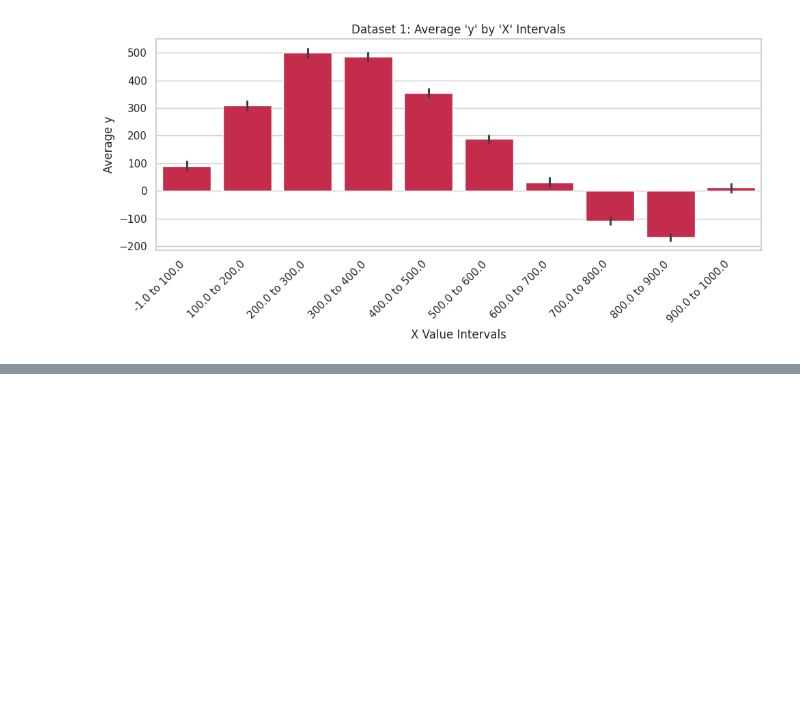
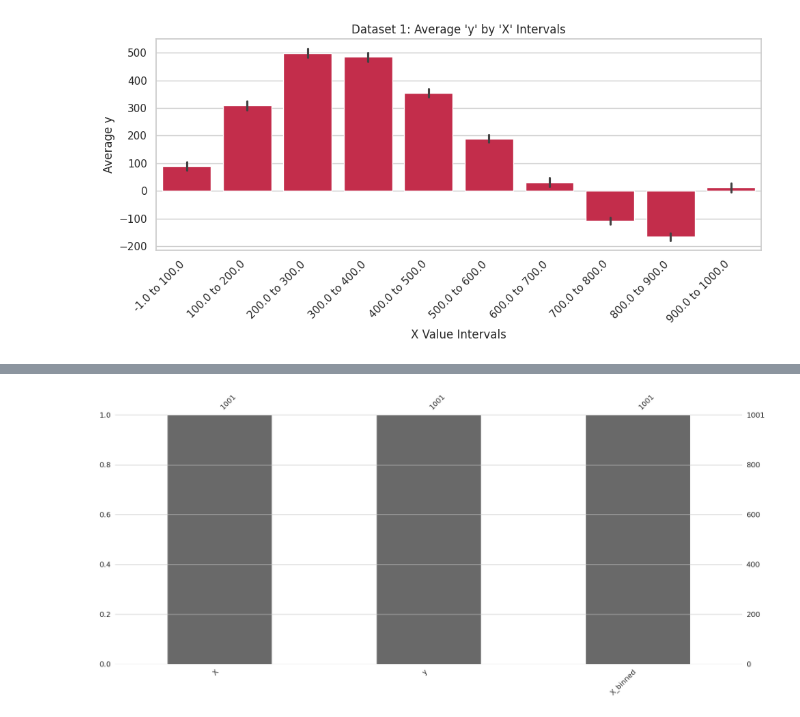
Before and after one commit to huzefar/oxford, a Jupyter notebook: CML/workspace/Task-1.ipynb, the cells around one changed output, grey strips where cells are left out. Cells and saved outputs as stored; diff of their text form; code cells hidden in the pictures; blank space fills up the shorter version.

```diff
--- a/CML/workspace/Task-1.ipynb
+++ b/CML/workspace/Task-1.ipynb
@@ -234,0 +255,5 @@ plt.show()
+# %%
+msno.bar(df1)
+plt.show()
+# %% [output]
+[figure, added]
```
Also changed, not shown: parts of 16 cells of this notebook.
